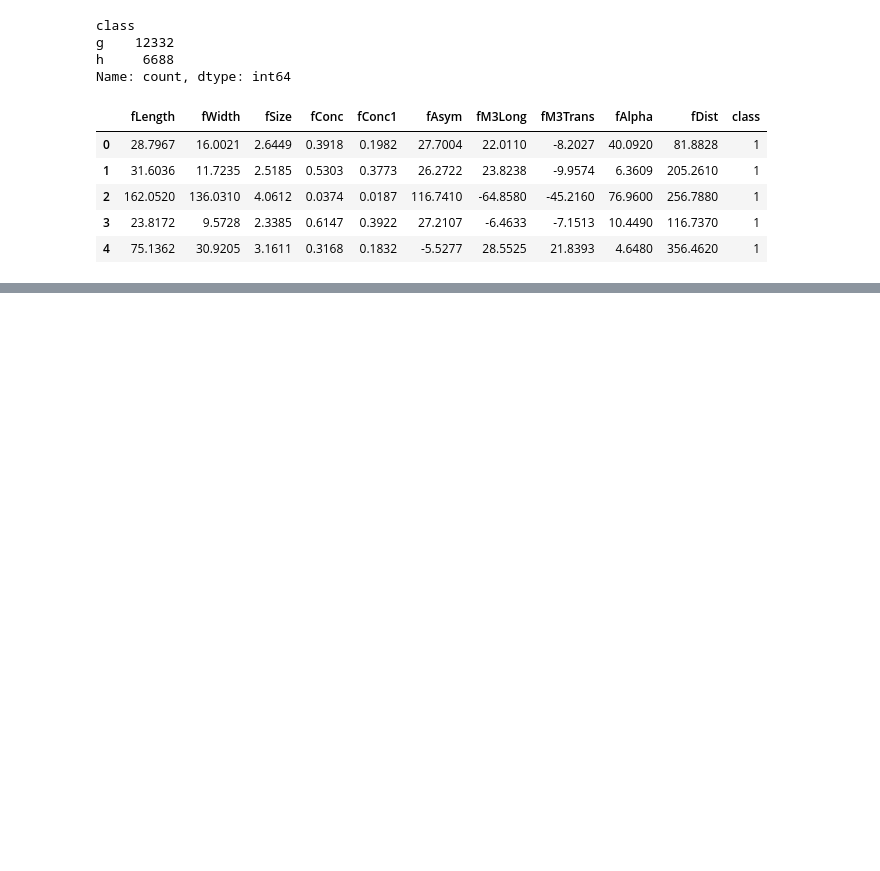
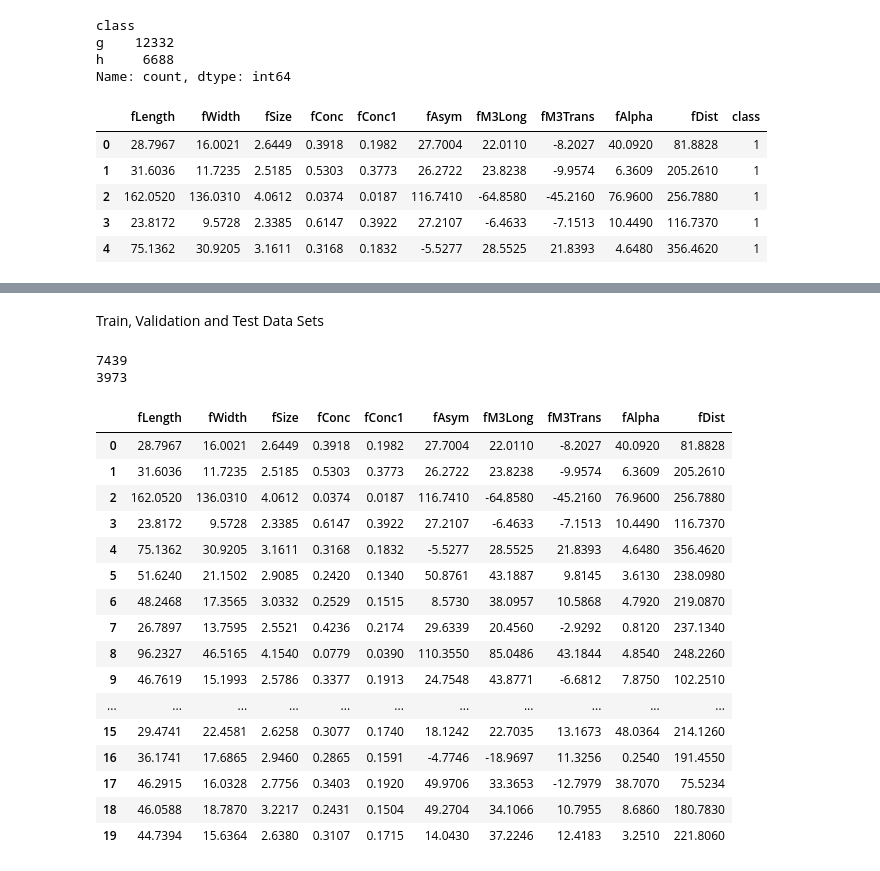
Before and after one commit to osoisi/fcc_projects, a Jupyter notebook: Magic gemma.ipynb, the cells around one changed output, grey strips where cells are left out. Cells and saved outputs as stored; diff of their text form; code cells hidden in the pictures; blank space fills up the shorter version.

```diff
--- a/Magic gemma.ipynb
+++ b/Magic gemma.ipynb
@@ -133,0 +191,2 @@ df.head()
+# %% [markdown]
+Train, Validation and Test Data Sets
@@ -133,0 +195,29 @@ df.head()
+# %%
+print(len(train[train['class']==1]))
+print(len(train[train['class']==0]))
+# %% [output]
+7439
+3973
+# %%
+X = df.drop(columns=['class'])
+y =df['class']
+# %%
+X.head(20)
+# %% [output]
+|  | fLength | fWidth | fSize | fConc | fConc1 | fAsym | fM3Long | fM3Trans | fAlpha | fDist |
+| 0 | 28.7967 | 16.0021 | 2.6449 | 0.3918 | 0.1982 | 27.7004 | 22.0110 | -8.2027 | 40.0920 | 81.8828 |
+| 1 | 31.6036 | 11.7235 | 2.5185 | 0.5303 | 0.3773 | 26.2722 | 23.8238 | -9.9574 | 6.3609 | 205.2610 |
+| 2 | 162.0520 | 136.0310 | 4.0612 | 0.0374 | 0.0187 | 116.7410 | -64.8580 | -45.2160 | 76.9600 | 256.7880 |
+| 3 | 23.8172 | 9.5728 | 2.3385 | 0.6147 | 0.3922 | 27.2107 | -6.4633 | -7.1513 | 10.4490 | 116.7370 |
+| 4 | 75.1362 | 30.9205 | 3.1611 | 0.3168 | 0.1832 | -5.5277 | 28.5525 | 21.8393 | 4.6480 | 356.4620 |
+| 5 | 51.6240 | 21.1502 | 2.9085 | 0.2420 | 0.1340 | 50.8761 | 43.1887 | 9.8145 | 3.6130 | 238.0980 |
+| 6 | 48.2468 | 17.3565 | 3.0332 | 0.2529 | 0.1515 | 8.5730 | 38.0957 | 10.5868 | 4.7920 | 219.0870 |
+| 7 | 26.7897 | 13.7595 | 2.5521 | 0.4236 | 0.2174 | 29.6339 | 20.4560 | -2.9292 | 0.8120 | 237.1340 |
+| 8 | 96.2327 | 46.5165 | 4.1540 | 0.0779 | 0.0390 | 110.3550 | 85.0486 | 43.1844 | 4.8540 | 248.2260 |
+| 9 | 46.7619 | 15.1993 | 2.5786 | 0.3377 | 0.1913 | 24.7548 | 43.8771 | -6.6812 | 7.8750 | 102.2510 |
+| ... | ... | ... | ... | ... | ... | ... | ... | ... | ... | ... |
+| 15 | 29.4741 | 22.4581 | 2.6258 | 0.3077 | 0.1740 | 18.1242 | 22.7035 | 13.1673 | 48.0364 | 214.1260 |
+| 16 | 36.1741 | 17.6865 | 2.9460 | 0.2865 | 0.1591 | -4.7746 | -18.9697 | 11.3256 | 0.2540 | 191.4550 |
+| 17 | 46.2915 | 16.0328 | 2.7756 | 0.3403 | 0.1920 | 49.9706 | 33.3653 | -12.7979 | 38.7070 | 75.5234 |
+| 18 | 46.0588 | 18.7870 | 3.2217 | 0.2431 | 0.1504 | 49.2704 | 34.1066 | 10.7955 | 8.6860 | 180.7830 |
+| 19 | 44.7394 | 15.6364 | 2.6380 | 0.3107 | 0.1715 | 14.0430 | 37.2246 | 12.4183 | 3.2510 | 221.8060 |
```
Also changed, not shown: parts of 16 cells of this notebook.
